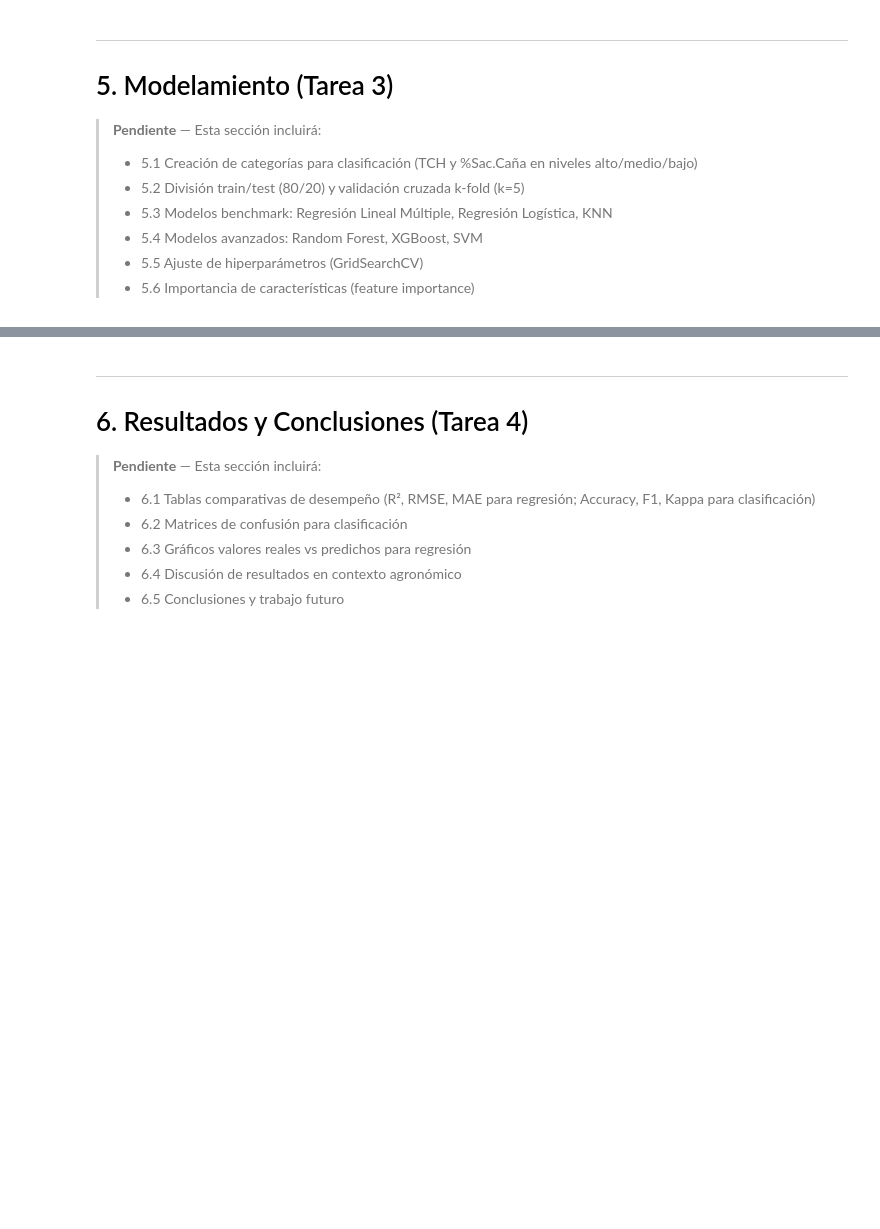
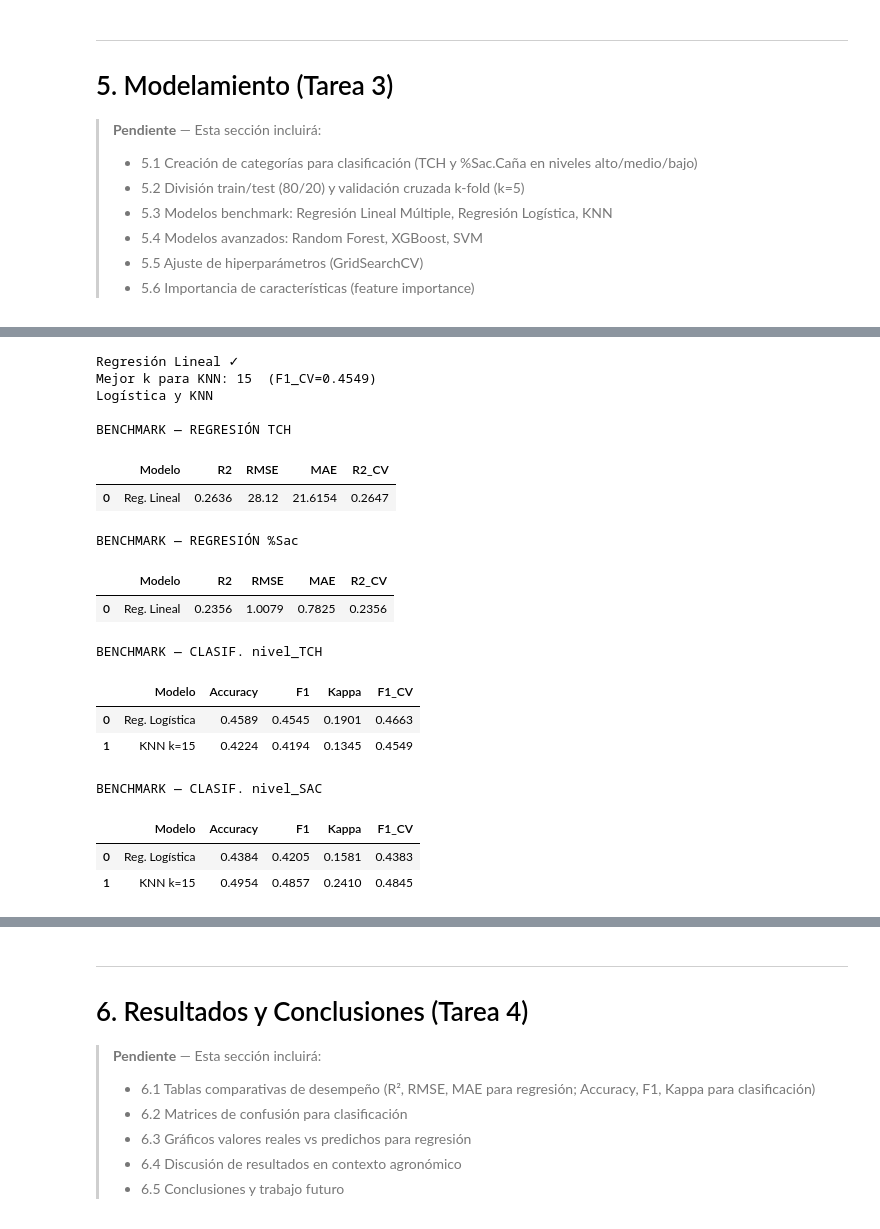
Before and after one commit to LissaAN1/prediccion-cana-LABAPO3, a Jupyter notebook: lab1.ipynb, the cells around one changed output, grey strips where cells are left out. Cells and saved outputs as stored; diff of their text form; code cells hidden in the pictures; blank space fills up the shorter version.

```diff
--- a/lab1.ipynb
+++ b/lab1.ipynb
@@ -1329,0 +1834,63 @@ Archivos exportados:
+# %%
+# MODELOS BENCHMARK
+
+# Regresión Lineal (datos escalados, features sin lluvia correlacionada)
+res_tch, res_sac = [], []
+
+# Se crean y_tr_sac y y_te_sac usando los mismos índices del split lineal
+y_tr_sac = y_sac.loc[X_tr_lm.index]
+y_te_sac = y_sac.loc[X_te_lm.index]
+
+res_tch.append(eval_reg("Reg. Lineal", LinearRegression(),
+                         X_tr_lm_sc, X_te_lm_sc, y_tr_tch, y_te_tch))
+res_sac.append(eval_reg("Reg. Lineal", LinearRegression(),
+                         X_tr_lm_sc, X_te_lm_sc, y_tr_sac, y_te_sac))
+print("Regresión Lineal ✓")
+
+# KNN: buscar k óptimo por CV
+res_ntch, res_nsac = [], []
+k_scores = {k: cross_val_score(
+    KNeighborsClassifier(n_neighbors=k), X_tr_clf_sc, y_tr_ntch,
+    cv=StratifiedKFold(5, shuffle=True, random_state=42),
+    scoring="f1_weighted").mean()
+    for k in range(3, 16, 2)}
+best_k = max(k_scores, key=k_scores.get)
+print(f"Mejor k para KNN: {best_k}  (F1_CV={k_scores[best_k]:.4f})")
+
+# Logística + KNN
+for y_tr, y_te, res in [(y_tr_ntch, y_te_ntch, res_ntch),
+                         (y_tr_nsac, y_te_nsac, res_nsac)]:
+    res.append(eval_clf("Reg. Logística",
+        LogisticRegression(max_iter=1000, C=1.0, penalty="l2", random_state=42),
+        X_tr_clf_sc, X_te_clf_sc, y_tr, y_te))
+    res.append(eval_clf(f"KNN k={best_k}",
+        KNeighborsClassifier(n_neighbors=best_k),
+        X_tr_clf_sc, X_te_clf_sc, y_tr, y_te))
+print("Logística y KNN")
+
+# Mostrar benchmark
+cols_r = ["Modelo","R2","RMSE","MAE","R2_CV"]
+cols_c = ["Modelo","Accuracy","F1","Kappa","F1_CV"]
+print("\nBENCHMARK — REGRESIÓN TCH");   display(pd.DataFrame(res_tch)[cols_r])
+print("\nBENCHMARK — REGRESIÓN %Sac");  display(pd.DataFrame(res_sac)[cols_r])
+print("\nBENCHMARK — CLASIF. nivel_TCH"); display(pd.DataFrame(res_ntch)[cols_c])
+print("\nBENCHMARK — CLASIF. nivel_SAC"); display(pd.DataFrame(res_nsac)[cols_c])
+# %% [output]
+Regresión Lineal ✓
+Mejor k para KNN: 15  (F1_CV=0.4549)
+Logística y KNN
+
+BENCHMARK — REGRESIÓN TCH
+|  | Modelo | R2 | RMSE | MAE | R2_CV |
+| 0 | Reg. Lineal | 0.2636 | 28.12 | 21.6154 | 0.2647 |
+BENCHMARK — REGRESIÓN %Sac
+|  | Modelo | R2 | RMSE | MAE | R2_CV |
+| 0 | Reg. Lineal | 0.2356 | 1.0079 | 0.7825 | 0.2356 |
+BENCHMARK — CLASIF. nivel_TCH
+|  | Modelo | Accuracy | F1 | Kappa | F1_CV |
+| 0 | Reg. Logística | 0.4589 | 0.4545 | 0.1901 | 0.4663 |
+| 1 | KNN k=15 | 0.4224 | 0.4194 | 0.1345 | 0.4549 |
+BENCHMARK — CLASIF. nivel_SAC
+|  | Modelo | Accuracy | F1 | Kappa | F1_CV |
+| 0 | Reg. Logística | 0.4384 | 0.4205 | 0.1581 | 0.4383 |
+| 1 | KNN k=15 | 0.4954 | 0.4857 | 0.2410 | 0.4845 |
```
Also changed, not shown: parts of 32 cells of this notebook.
